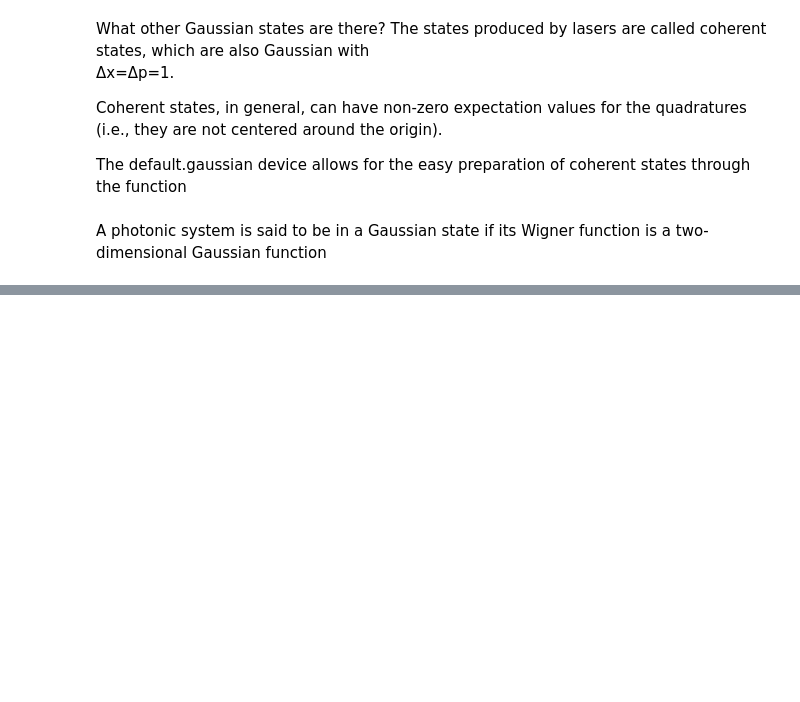
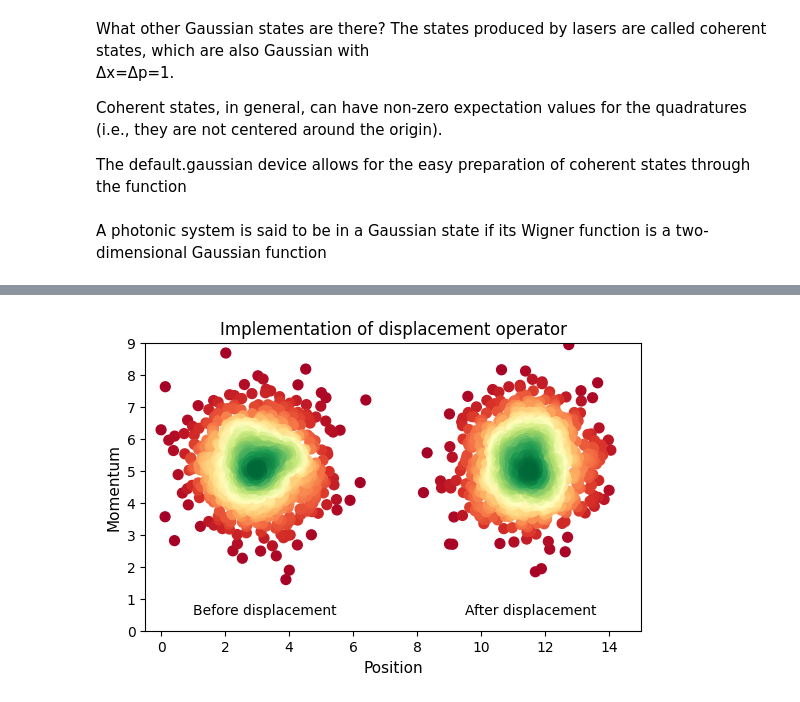
Before and after one commit to shreyasat27/pennylane-27524, a Jupyter notebook: Photonic_quantum_computers.ipynb, the cells around one changed output, grey strips where cells are left out. Cells and saved outputs as stored; diff of their text form; code cells hidden in the pictures; blank space fills up the shorter version.

```diff
--- a/Photonic_quantum_computers.ipynb
+++ b/Photonic_quantum_computers.ipynb
@@ -147,0 +211,56 @@ plt.show()
+# %%
+dev2 =qml.device("default.gaussian", wires =2, shots =1000)
+
+@qml.qnode(dev2)
+def disp_optics(z,x):
+  qml.CoherentState(z, 0, wires=0)
+  qml.CoherentState(3, np.pi/3, wires=1)
+  qml.Beamsplitter(np.arccos(1-x**2/z**2),0,wires=[0,1])
+  return qml.sample(qml.QuadX(1))
+
+@qml.qnode(dev2)
+def mom_optics(z,x):
+  qml.CoherentState(z,0,wires=0)
+  qml.CoherentState(3, np.pi/3, wires=1)
+  qml.Beamsplitter(np.arccos(1-x**2/z**2), 0, wires=[0,1])
+  return qml.sample(qml.QuadP(1))
+
+# Plot quadrature measurement before and after implementation of displacement
+initial_x = disp_optics(100, 0)  # Initial corresponds to beamsplitter with t=0 (x=0)
+initial_p = mom_optics(100, 0)  # Amplitude of coherent state must be large
+displaced_x = disp_optics(100, 3)
+displaced_p = mom_optics(100, 3)  # Set some non-trivial t
+
+# Plot as before
+fig, ax1 = plt.subplots()
+
+xp1 = vstack([initial_x, initial_p])
+z1 = gaussian_kde(xp1)(xp1)
+sorted1 = z1.argsort()
+x1, y1, z1 = initial_x[sorted1], initial_p[sorted1], z1[sorted1]
+
+xp2 = vstack([displaced_x, displaced_p])
+z2 = gaussian_kde(xp2)(xp2)
+sorted2 = z2.argsort()
+x2, y2, z2 = displaced_x[sorted2], displaced_p[sorted2], z2[sorted2]
+
+ax1.scatter(x1, y1, c = z1, s = 50, cmap = "RdYlGn")
+ax1.scatter(x2, y2, c = z2, s = 50, cmap = "RdYlGn")
+ax1.set_title("Initial", fontsize = 12)
+
+plt.xlim([-0.5, 15])
+plt.ylim([0, 9])
+
+ax1.set_ylabel("Momentum", fontsize = 11)
+ax1.set_xlabel("Position", fontsize = 11)
+
+plt.text(1, 0.5, "Before displacement")
+plt.text(9.5, 0.5, "After displacement")
+
+ax1.set_aspect("equal", adjustable="box")
+
+ax1.set_title("Implementation of displacement operator", fontsize = 12)
+
+plt.show()
+# %% [output]
+[figure, added]
```
Also changed, not shown: parts of 12 cells of this notebook.
